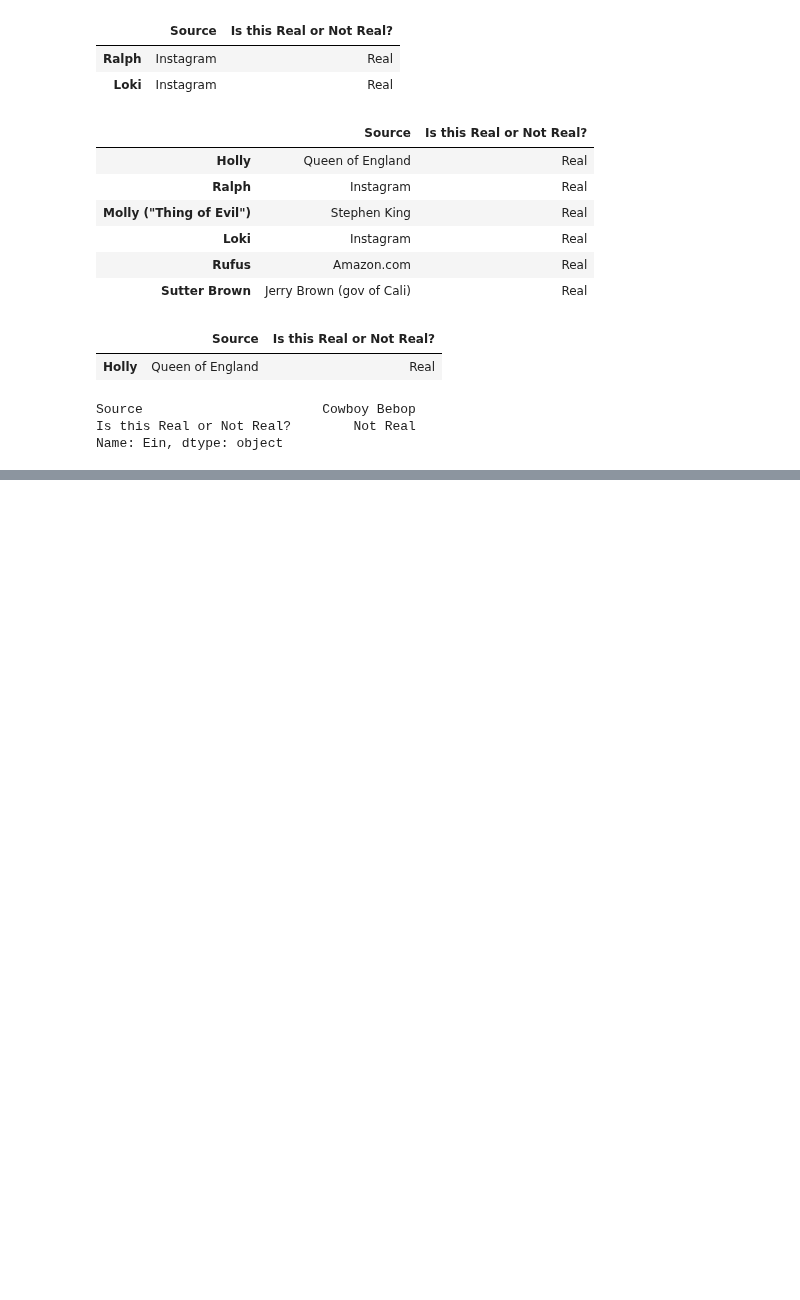
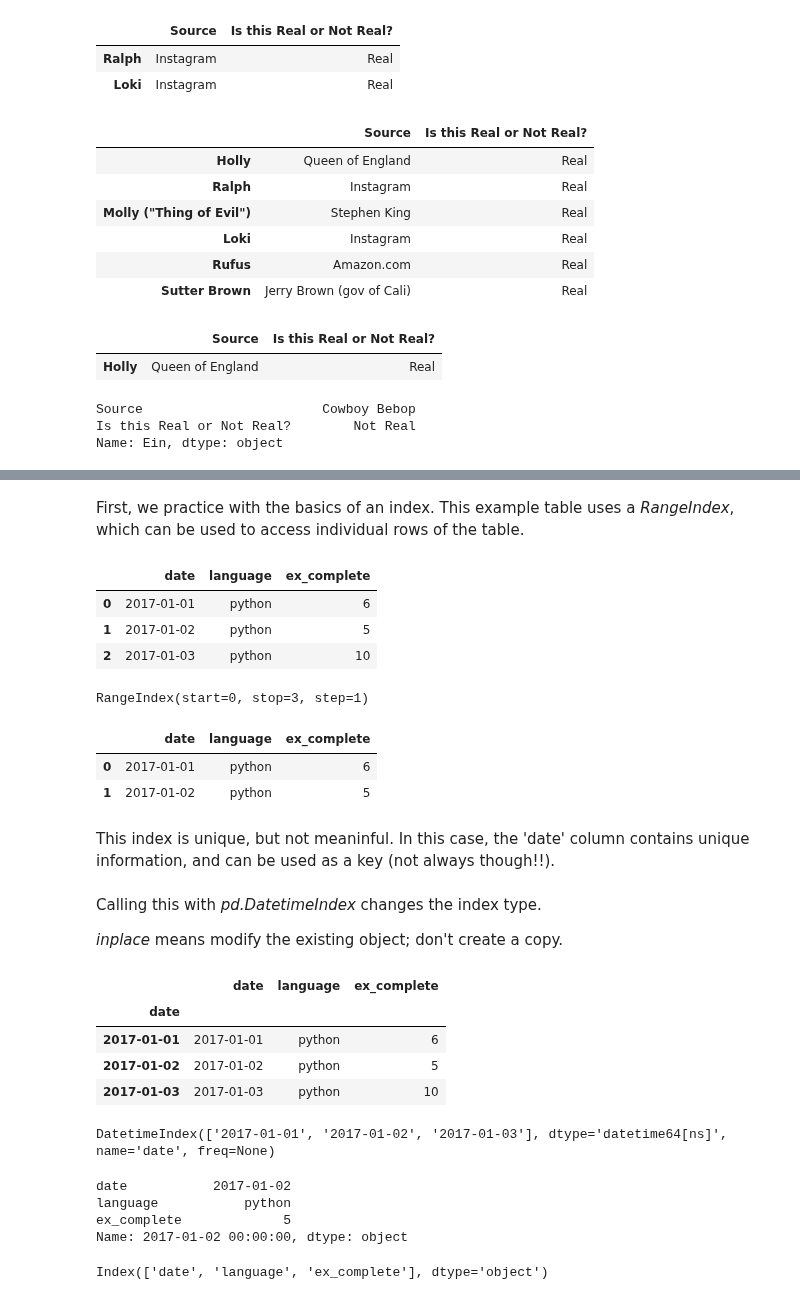
Before and after one commit to chawlaKat/Notebook-Noodlings, a Jupyter notebook: Pandas_and_corgis.ipynb, the cells around one changed output, grey strips where cells are left out. Saved outputs shown, nothing was run; the diff lists cells and outputs as text; code cells hidden in the pictures; blank space fills up the shorter version.

Commit message:
pandas multi-indexing intro

```diff
--- a/Pandas_and_corgis.ipynb
+++ b/Pandas_and_corgis.ipynb
@@ -416,0 +424,50 @@ Name: Ein, dtype: object
+# %% [markdown]
+First, we practice with the basics of an index. This example table uses a <i>RangeIndex</i>, which can be used to access individual rows of the table.
+# %%
+#datacamp dataframe
+dcf = pd.read_csv('user_ex_python.csv')
+dcf
+# %% [output]
+|  | date | language | ex_complete |
+| 0 | 2017-01-01 | python | 6 |
+| 1 | 2017-01-02 | python | 5 |
+| 2 | 2017-01-03 | python | 10 |
+# %%
+dcf.index
+# %% [output]
+RangeIndex(start=0, stop=3, step=1)
+# %%
+dcf.loc[:1]
+# %% [output]
+|  | date | language | ex_complete |
+| 0 | 2017-01-01 | python | 6 |
+| 1 | 2017-01-02 | python | 5 |
+# %% [markdown]
+This index is unique, but not meaninful. In this case, the 'date' column contains unique information, and can be used as a key (not always though!!).
+# %% [markdown]
+<p>Calling this with <i>pd.DatetimeIndex</i> changes the index type. </p>
+<p><i>inplace</i> means modify the existing object; don't create a copy.</p>
+# %%
+dcf.set_index(pd.DatetimeIndex(dcf['date']), inplace=True)
+dcf
+# %% [output]
+|  | date | language | ex_complete |
+| date |  |  |  |
+| 2017-01-01 | 2017-01-01 | python | 6 |
+| 2017-01-02 | 2017-01-02 | python | 5 |
+| 2017-01-03 | 2017-01-03 | python | 10 |
+# %%
+dcf.index
+# %% [output]
+DatetimeIndex(['2017-01-01', '2017-01-02', '2017-01-03'], dtype='datetime64[ns]', name='date', freq=None)
+# %%
+dcf.loc['2017-01-02']
+# %% [output]
+date           2017-01-02
+language           python
+ex_complete             5
+Name: 2017-01-02 00:00:00, dtype: object
+# %%
+dcf.columns
+# %% [output]
+Index(['date', 'language', 'ex_complete'], dtype='object')
```
Also changed, not shown: parts of 1 cell of this notebook.
